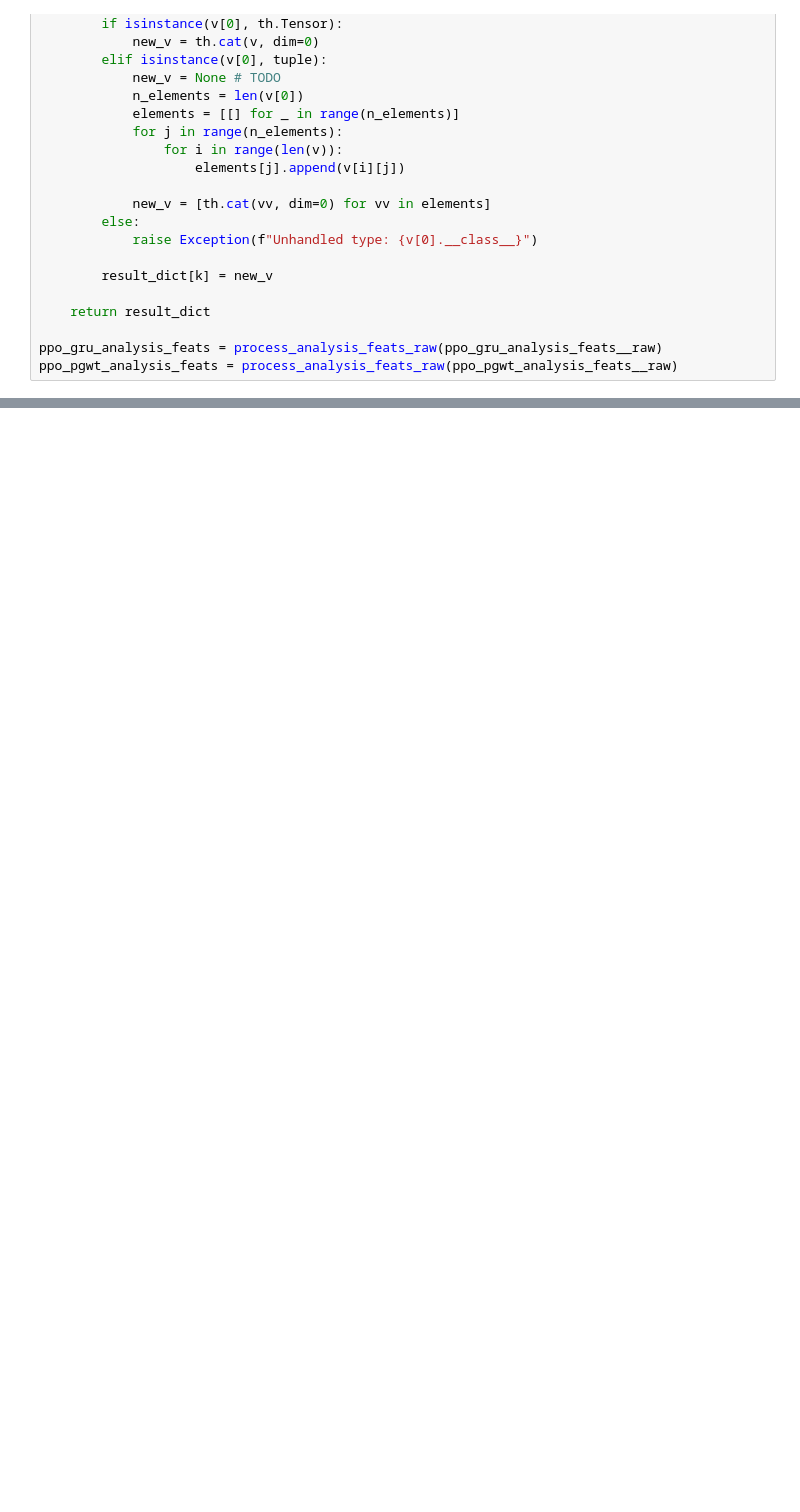
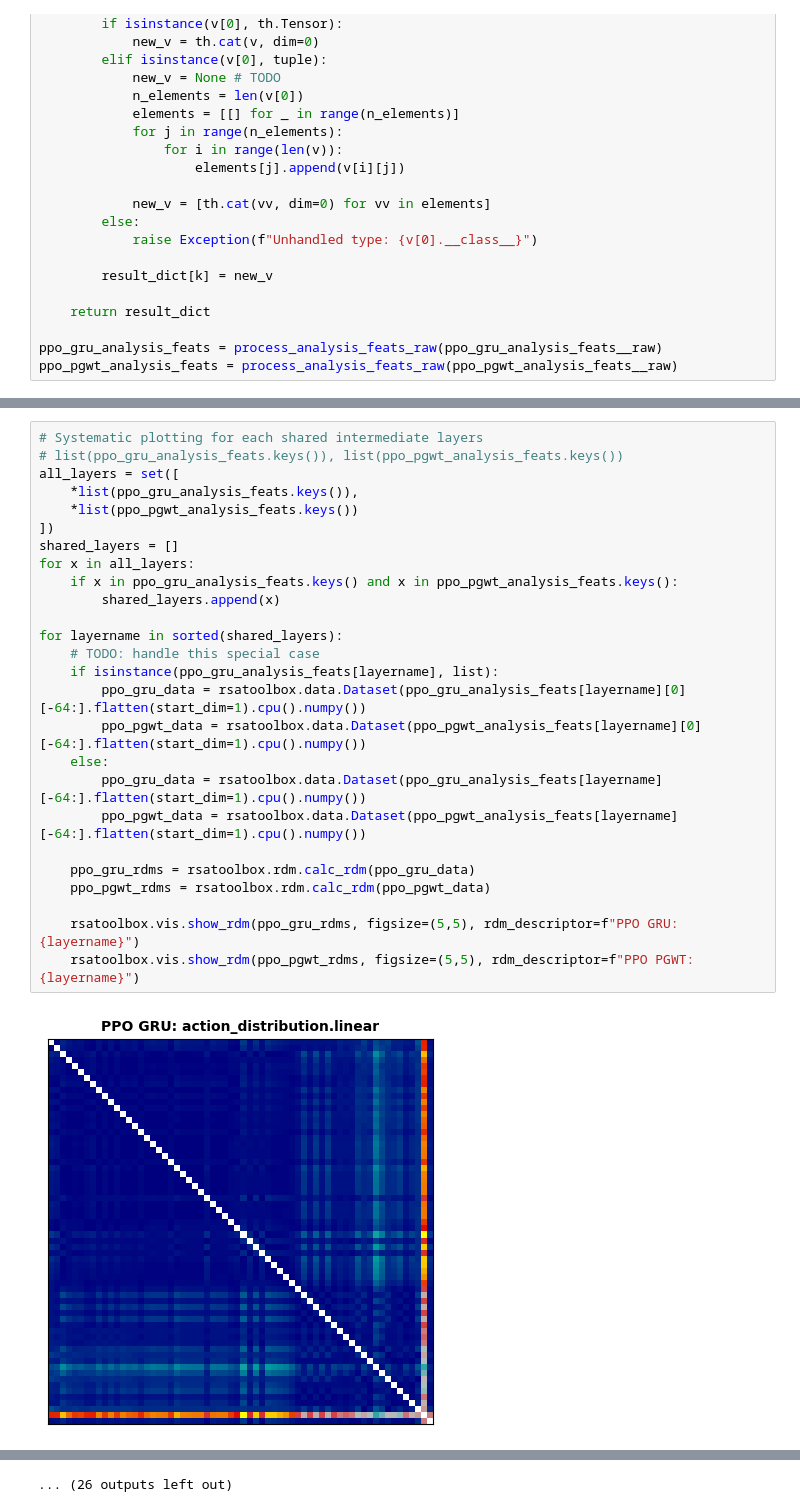
Before and after one commit to arayabrain/multimodal-global-workspace-agent, a Jupyter notebook: ppo/ppo_sample_collect.ipynb, the cells around one changed output, grey strips where cells are left out. Cells and saved outputs as stored; diff of their text form; blank space fills up the shorter version.

```diff
--- a/ppo/ppo_sample_collect.ipynb
+++ b/ppo/ppo_sample_collect.ipynb
@@ -307,0 +320,28 @@ rsatoolbox.vis.show_rdm(ppo_gru_rdms, figsize=(5,5)), rsatoolbox.vis.show_rdm(pp
+# %%
+# Systematic plotting for each shared intermediate layers
+# list(ppo_gru_analysis_feats.keys()), list(ppo_pgwt_analysis_feats.keys())
+all_layers = set([
+    *list(ppo_gru_analysis_feats.keys()),
+    *list(ppo_pgwt_analysis_feats.keys())
+])
+shared_layers = []
+for x in all_layers:
+    if x in ppo_gru_analysis_feats.keys() and x in ppo_pgwt_analysis_feats.keys():
+        shared_layers.append(x)
+
+for layername in sorted(shared_layers):
+    # TODO: handle this special case
+    if isinstance(ppo_gru_analysis_feats[layername], list):
+        ppo_gru_data = rsatoolbox.data.Dataset(ppo_gru_analysis_feats[layername][0][-64:].flatten(start_dim=1).cpu().numpy())
+        ppo_pgwt_data = rsatoolbox.data.Dataset(ppo_pgwt_analysis_feats[layername][0][-64:].flatten(start_dim=1).cpu().numpy())
+    else:
+        ppo_gru_data = rsatoolbox.data.Dataset(ppo_gru_analysis_feats[layername][-64:].flatten(start_dim=1).cpu().numpy())
+        ppo_pgwt_data = rsatoolbox.data.Dataset(ppo_pgwt_analysis_feats[layername][-64:].flatten(start_dim=1).cpu().numpy())
+
+    ppo_gru_rdms = rsatoolbox.rdm.calc_rdm(ppo_gru_data)
+    ppo_pgwt_rdms = rsatoolbox.rdm.calc_rdm(ppo_pgwt_data)
+
+    rsatoolbox.vis.show_rdm(ppo_gru_rdms, figsize=(5,5), rdm_descriptor=f"PPO GRU: {layername}")
+    rsatoolbox.vis.show_rdm(ppo_pgwt_rdms, figsize=(5,5), rdm_descriptor=f"PPO PGWT: {layername}")
+# %% [output]
+[figure, added]
@@ -307,0 +359 @@ rsatoolbox.vis.show_rdm(ppo_gru_rdms, figsize=(5,5)), rsatoolbox.vis.show_rdm(pp
+... (26 outputs left out)
```
Also changed, not shown: parts of 10 cells of this notebook.
